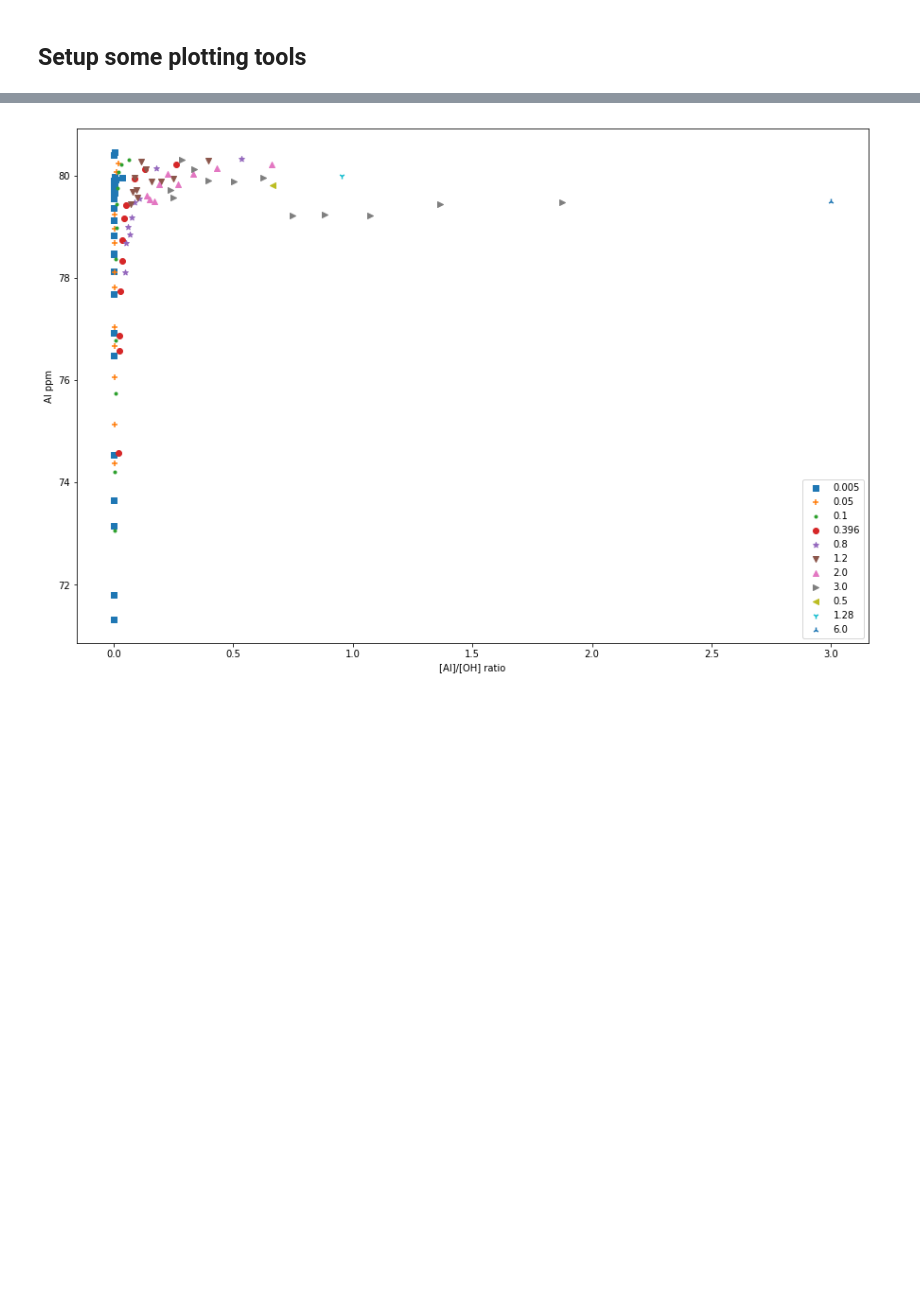
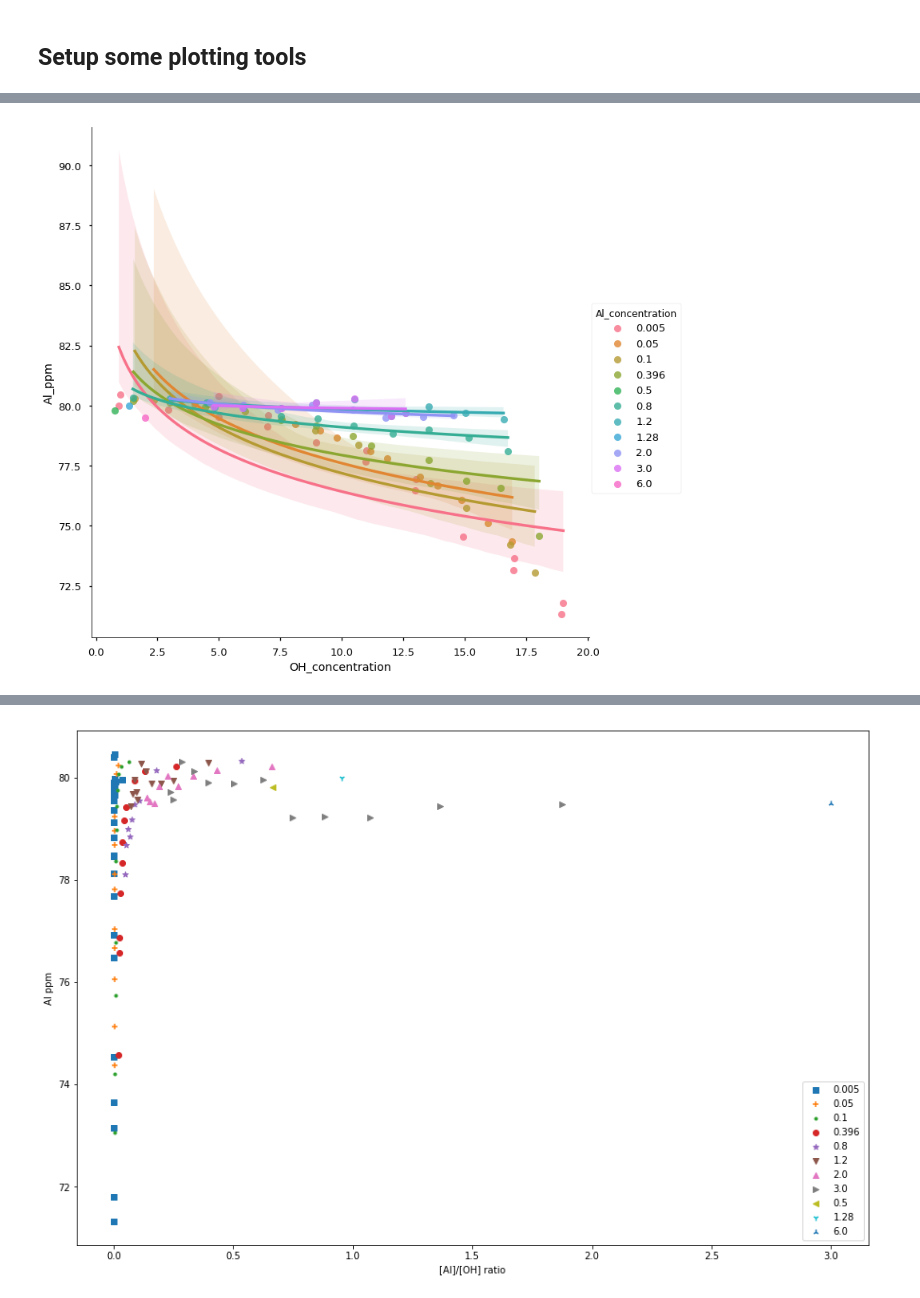
Before and after one commit to biggstd/pyluminate, a Jupyter notebook: notebooks/Al Review Figures.ipynb, the cells around one changed output, grey strips where cells are left out. Cells and saved outputs as stored; diff of their text form; code cells hidden in the pictures; blank space fills up the shorter version.

```diff
--- a/notebooks/Al Review Figures.ipynb
+++ b/notebooks/Al Review Figures.ipynb
@@ -149,0 +150,14 @@ plt.show()
+# %%
+sns.set_context("talk")
+g1 = sns.lmplot(
+    x="OH_concentration",
+    y="Al_ppm",
+    data=small_data,
+    hue="Al_concentration",
+    fit_reg=True,
+    truncate=True,
+    size=10,
+    logx=True,
+)
+# %% [output]
+[figure, added]
```
Also changed, not shown: parts of 11 cells of this notebook.
